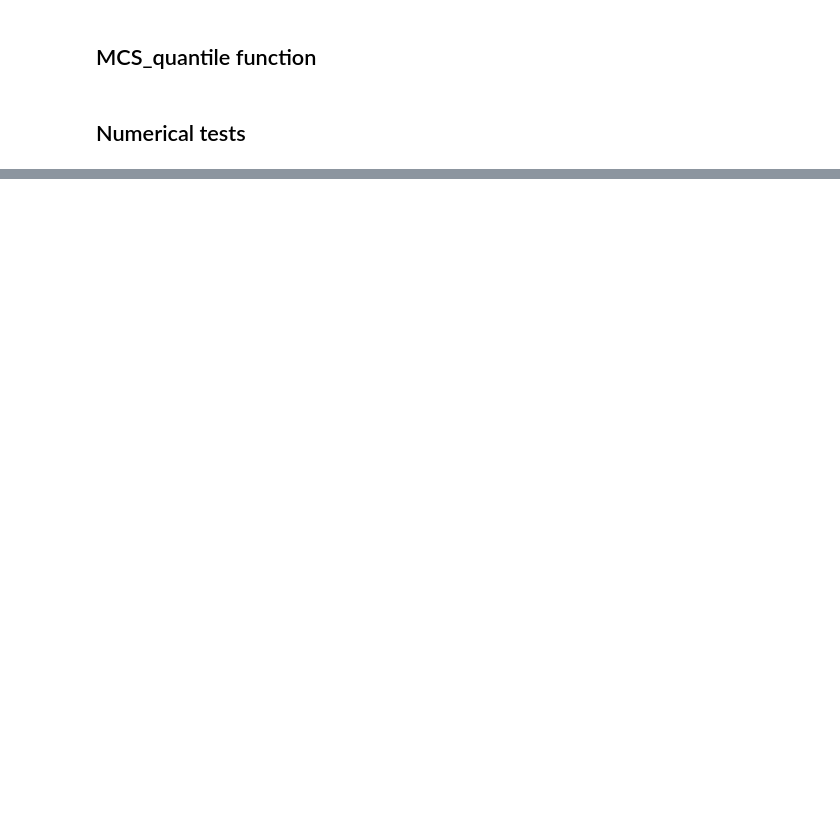
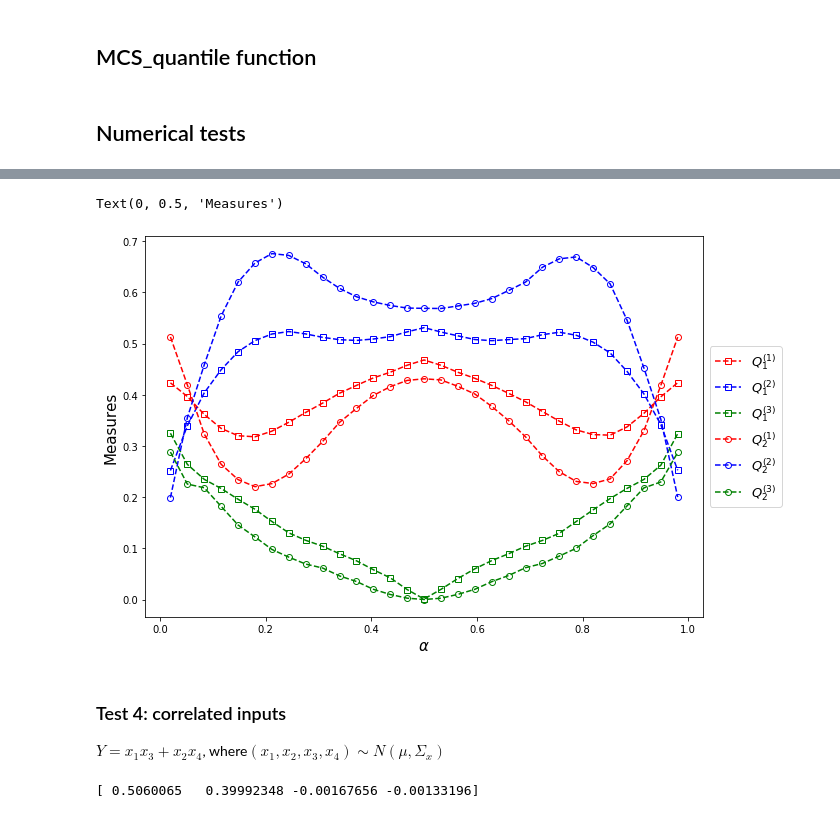
Before and after one commit to Yuleii/quantile-sensitivity-measures, a Jupyter notebook: quantile_based_global_sensitivity_measures.ipynb, the cells around one changed output, grey strips where cells are left out. Drawn from its saved outputs; the diff is of its cells as text; code cells hidden in the pictures; blank space fills up the shorter version.

```diff
--- a/quantile_based_global_sensitivity_measures.ipynb
+++ b/quantile_based_global_sensitivity_measures.ipynb
@@ -450,0 +546,42 @@ plt.plot(alp,Q2_alp[:,0],'r*--',alp,Q2_alp[:,1],'b*--',alp,Q2_alp[:,2],'g*--',al
+# %%
+# objective function
+def objfun3(x):
+    result = np.sin(x[:, 0]) + 7 * np.sin(x[:, 1]) ** 2 + 0.1 * x[:, 2] ** 4 * np.sin(x[:, 0])
+    return result
+
+# dimension of inputs
+dim = 3
+
+# distribution type
+dist_type = "Uniform"
+
+skip = 0
+
+# lower bound of uniform distribution
+lower_bound = -np.pi
+# interval of uniform distribution
+interval = 2 * np.pi
+# %%
+q1_alp, q2_alp, Q1_alp, Q2_alp = MCS_quantile(objfun3, N, M, dim, lower_bound, interval, skip, dist_type)
+# %%
+plt.figure(figsize=(10, 7))
+
+plt.plot(alp, Q1_alp[:, 0], 'rs--',label=r'$Q_1^{(1)}$', markerfacecolor='none')
+plt.plot(alp, Q1_alp[:, 1], 'bs--',label=r'$Q_1^{(2)}$', markerfacecolor='none')
+plt.plot(alp, Q1_alp[:, 2], 'gs--',label=r'$Q_1^{(3)}$', markerfacecolor='none')
+
+
+plt.plot(alp, Q2_alp[:, 0], 'ro--',label=r'$Q_2^{(1)}$', markerfacecolor='none')
+plt.plot(alp, Q2_alp[:, 1], 'bo--',label=r'$Q_2^{(2)}$', markerfacecolor='none')
+plt.plot(alp, Q2_alp[:, 2], 'go--',label=r'$Q_2^{(3)}$', markerfacecolor='none')
+
+plt.yticks(np.arange(0.05, 0.55, 0.05))
+plt.legend(loc='center left', bbox_to_anchor=(1, 0.5), fontsize=13)
+plt.xlabel(r"$\alpha$", fontsize=15)
+plt.ylabel("Measures", fontsize=15)
+# %% [output]
+Text(0, 0.5, 'Measures')
+[figure, added]
+# %% [markdown]
+### Test 4: correlated inputs
+$Y=x_1 x_3+x_2 x_4$, where$(x_1,x_2,x_3,x_4) \sim N(\mu, \Sigma_x)$
@@ -450,0 +613,11 @@ plt.plot(alp,Q2_alp[:,0],'r*--',alp,Q2_alp[:,1],'b*--',alp,Q2_alp[:,2],'g*--',al
+# %%
+# get sobol indice from the kucherenko_indices function wriiten by Tim
+sobol_indices = kucherenko_indices(func=objfun4, sampling_mean=miu_4, sampling_cov=cov_4, n_draws=N,)
+S_i_4 = np.hstack(sobol_indices[sobol_indices.index.get_level_values('type')=='first_order'].values)
+
+print(S_i_4)
+
+# for plot convinence
+S_i_4 = np.tile(S_i_4, (len(alp), 1))
+# %% [output]
+[ 0.5060065   0.39992348 -0.00167656 -0.00133196]
```
Also changed, not shown: parts of 60 cells of this notebook, 1 other file.
